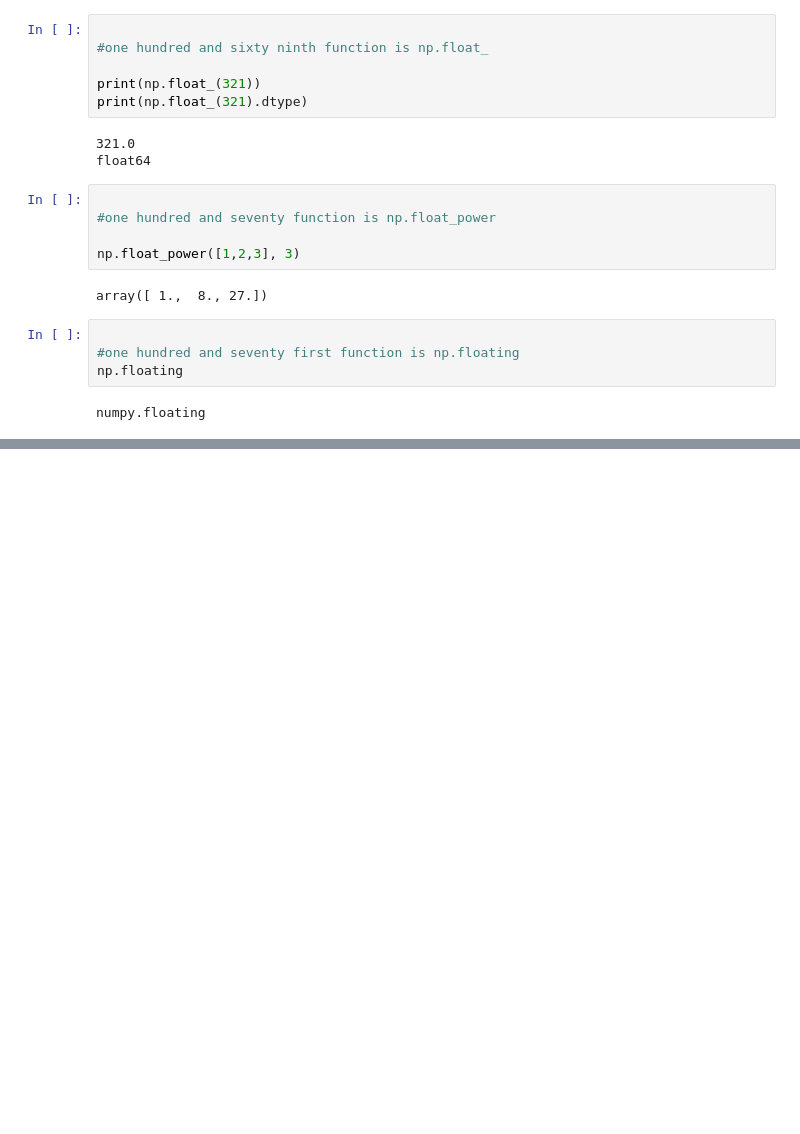
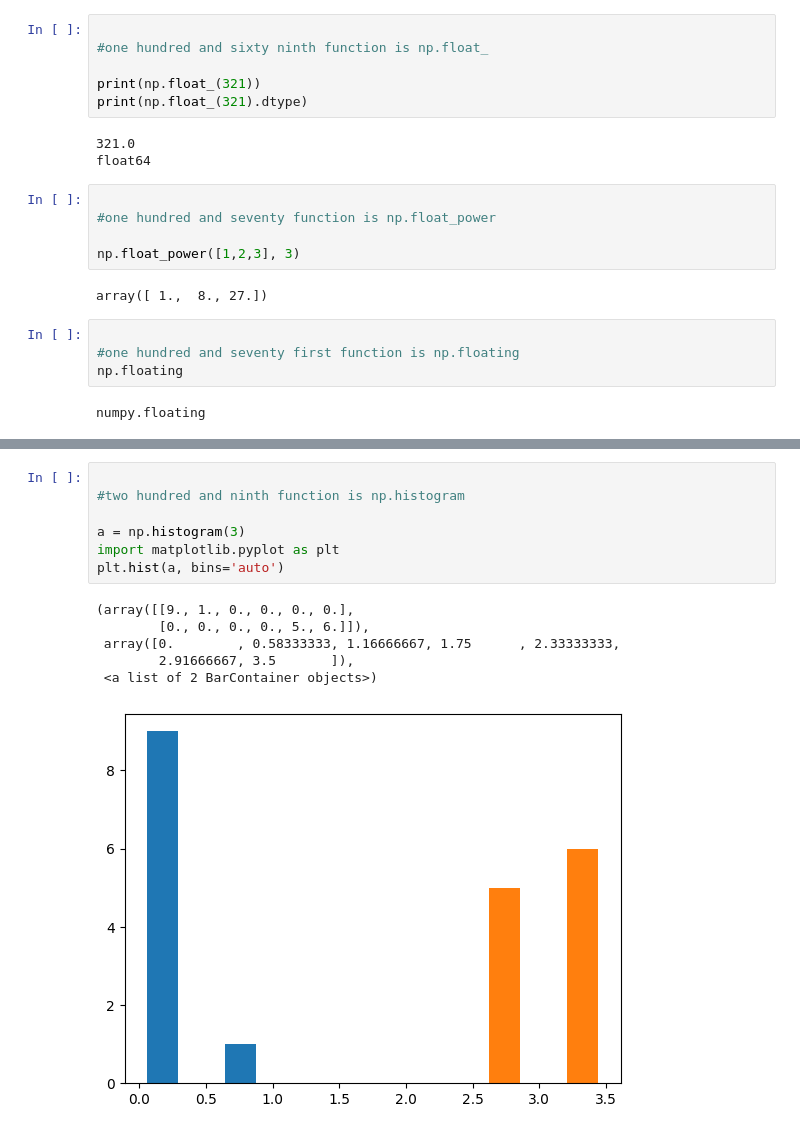
Before and after one commit to IqrorjonCoder/all-numpy-functions, a Jupyter notebook: numpy all functions.ipynb, the cells around one changed output, grey strips where cells are left out. Saved outputs shown, nothing was run; the diff lists cells and outputs as text; blank space fills up the shorter version.

```diff
--- a/numpy all functions.ipynb
+++ b/numpy all functions.ipynb
@@ -1704,0 +2021,14 @@ numpy.floating
+# %%
+
+#two hundred and ninth function is np.histogram
+
+a = np.histogram(3)
+import matplotlib.pyplot as plt
+plt.hist(a, bins='auto')
+# %% [output]
+(array([[9., 1., 0., 0., 0., 0.],
+        [0., 0., 0., 0., 5., 6.]]),
+ array([0.        , 0.58333333, 1.16666667, 1.75      , 2.33333333,
+        2.91666667, 3.5       ]),
+ <a list of 2 BarContainer objects>)
+[figure, added]
```
Also changed, not shown: parts of 78 cells of this notebook.
